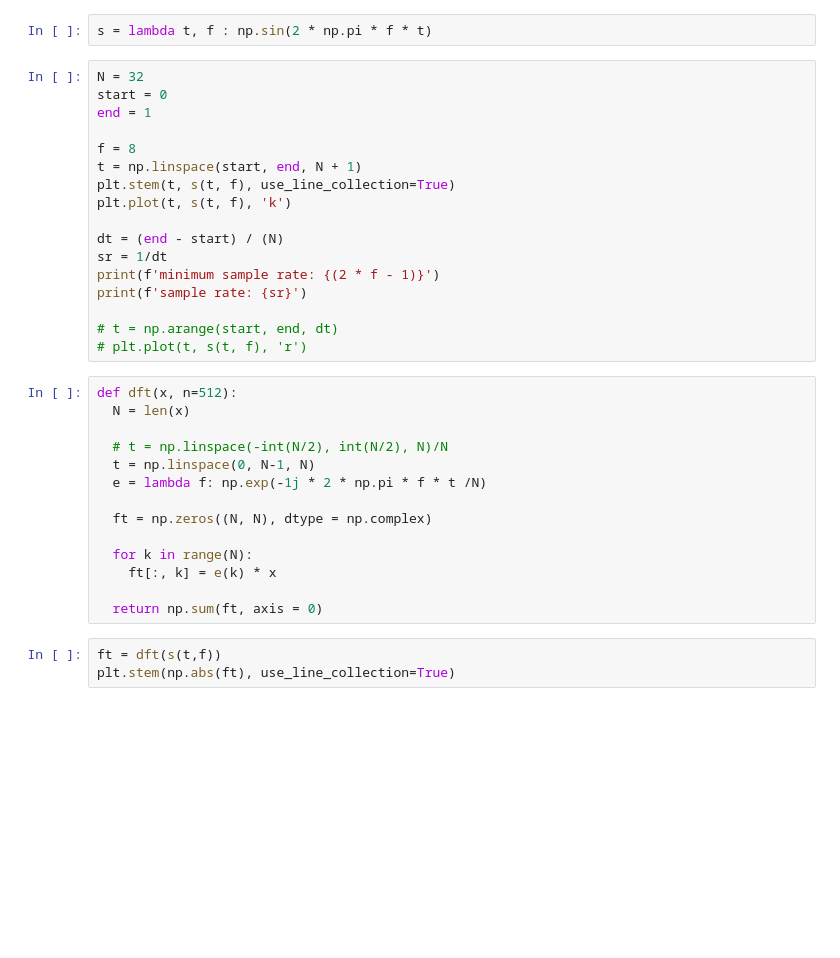
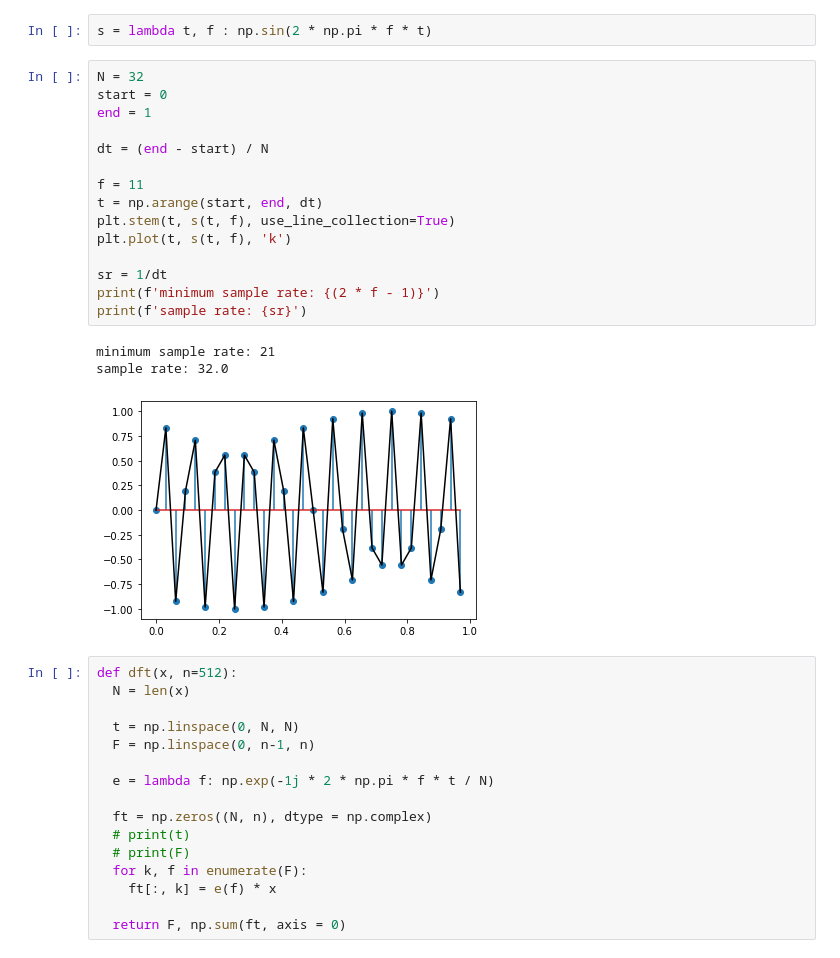
Before and after one commit to rsmarinho/pdscodes, a Jupyter notebook: dft.ipynb, the cells around one changed output. Saved outputs shown, nothing was run; the diff lists cells and outputs as text; blank space fills up the shorter version.

```diff
--- a/dft.ipynb
+++ b/dft.ipynb
@@ -8,34 +8,35 @@ s = lambda t, f : np.sin(2 * np.pi * f * t)
 # %%
 N = 32
 start = 0
 end = 1
 
-f = 8
-t = np.linspace(start, end, N + 1)
+dt = (end - start) / N
+
+f = 11
+t = np.arange(start, end, dt)
 plt.stem(t, s(t, f), use_line_collection=True)
 plt.plot(t, s(t, f), 'k')
 
-dt = (end - start) / (N)
 sr = 1/dt
 print(f'minimum sample rate: {(2 * f - 1)}')
 print(f'sample rate: {sr}')
-
-# t = np.arange(start, end, dt)
-# plt.plot(t, s(t, f), 'r')
+# %% [output]
+minimum sample rate: 21
+sample rate: 32.0
+[figure, added]
 # %%
 def dft(x, n=512):
   N = len(x)
 
-  # t = np.linspace(-int(N/2), int(N/2), N)/N
-  t = np.linspace(0, N-1, N)
-  e = lambda f: np.exp(-1j * 2 * np.pi * f * t /N)
+  t = np.linspace(0, N, N)
+  F = np.linspace(0, n-1, n)
 
-  ft = np.zeros((N, N), dtype = np.complex)
+  e = lambda f: np.exp(-1j * 2 * np.pi * f * t / N)
 
-  for k in range(N):
-    ft[:, k] = e(k) * x
+  ft = np.zeros((N, n), dtype = np.complex)
+  # print(t)
+  # print(F)
+  for k, f in enumerate(F):
+    ft[:, k] = e(f) * x
 
-  return np.sum(ft, axis = 0)
+  return F, np.sum(ft, axis = 0)
-# %%
-ft = dft(s(t,f))
-plt.stem(np.abs(ft), use_line_collection=True)
```
Also changed, not shown: parts of 5 cells of this notebook.
